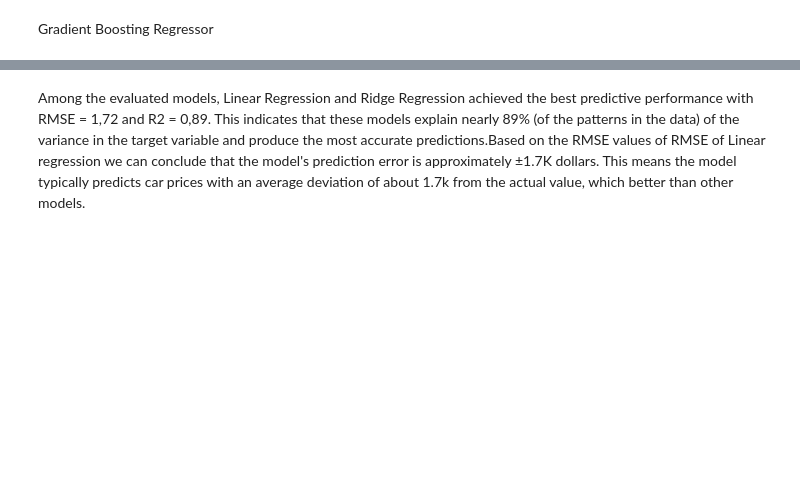
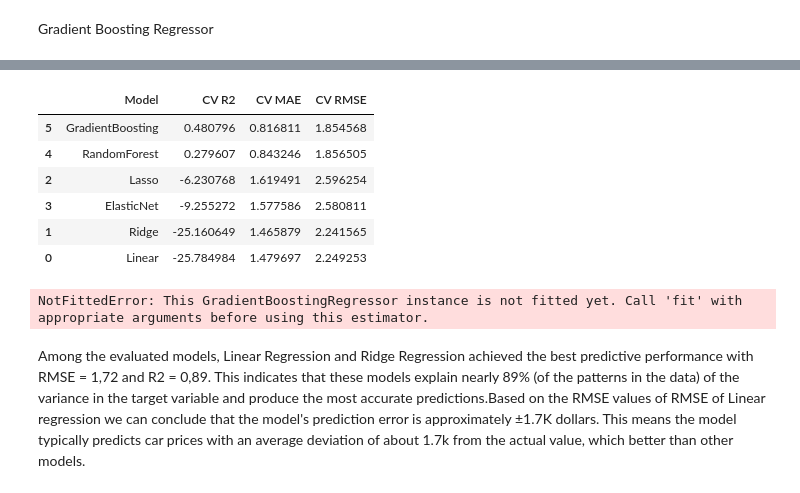
Before and after one commit to AichaELMouta/Car_Price_Prediction, a Jupyter notebook: car_price_prediction.ipynb, the cells around one changed output, grey strips where cells are left out. Cells and saved outputs as stored; diff of their text form; code cells hidden in the pictures; blank space fills up the shorter version.

```diff
--- a/car_price_prediction.ipynb
+++ b/car_price_prediction.ipynb
@@ -839,2 +963,17 @@ fig.show()
+# %%
+results_df.sort_values(by='CV R2', ascending=False)
+# %% [output]
+|  | Model | CV R2 | CV MAE | CV RMSE |
+| 5 | GradientBoosting | 0.480796 | 0.816811 | 1.854568 |
+| 4 | RandomForest | 0.279607 | 0.843246 | 1.856505 |
+| 2 | Lasso | -6.230768 | 1.619491 | 2.596254 |
+| 3 | ElasticNet | -9.255272 | 1.577586 | 2.580811 |
+| 1 | Ridge | -25.160649 | 1.465879 | 2.241565 |
+| 0 | Linear | -25.784984 | 1.479697 | 2.249253 |
+# %%
+importance = pd.Series(model.feature_importances_, index=X.columns)
+importance.sort_values(ascending=False)
+# %% [output]
+NotFittedError: This GradientBoostingRegressor instance is not fitted yet. Call 'fit' with appropriate arguments before using this estimator.
 # %% [markdown]
 Among the evaluated models, Linear Regression and Ridge Regression achieved the best predictive performance with RMSE = 1,72 and R2 = 0,89. This indicates that these models explain nearly 89% (of the patterns in the data) of the variance in the target variable and produce the most accurate predictions.Based on the RMSE values of RMSE of Linear regression we can conclude that the model's prediction error is approximately ±1.7K dollars. This means the model typically predicts car prices with an average deviation of about 1.7k from the actual value, which better than other models.
```
Also changed, not shown: parts of 10 cells of this notebook.
